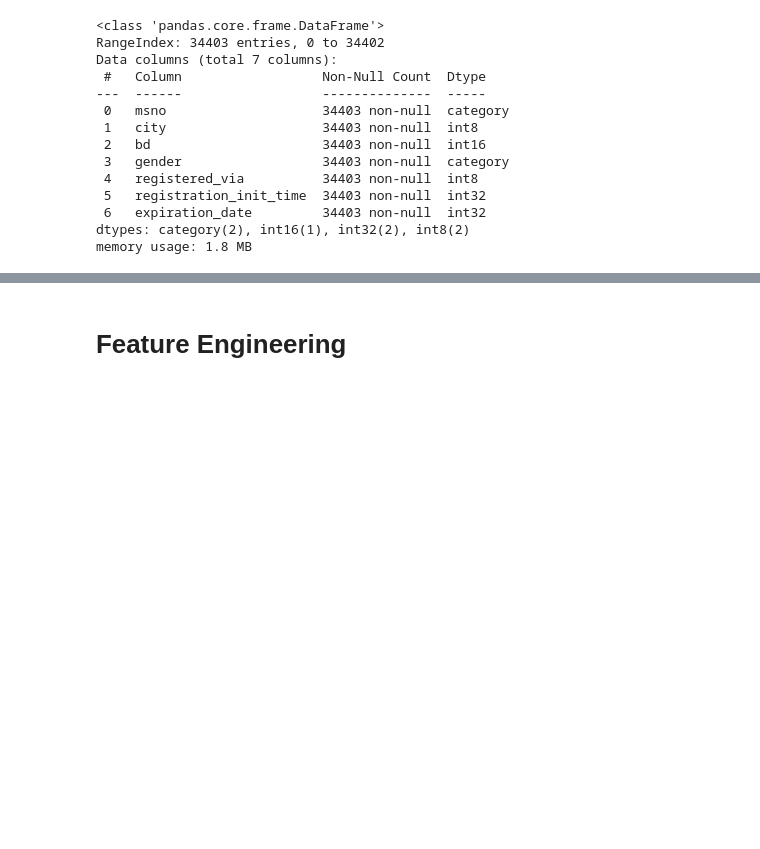
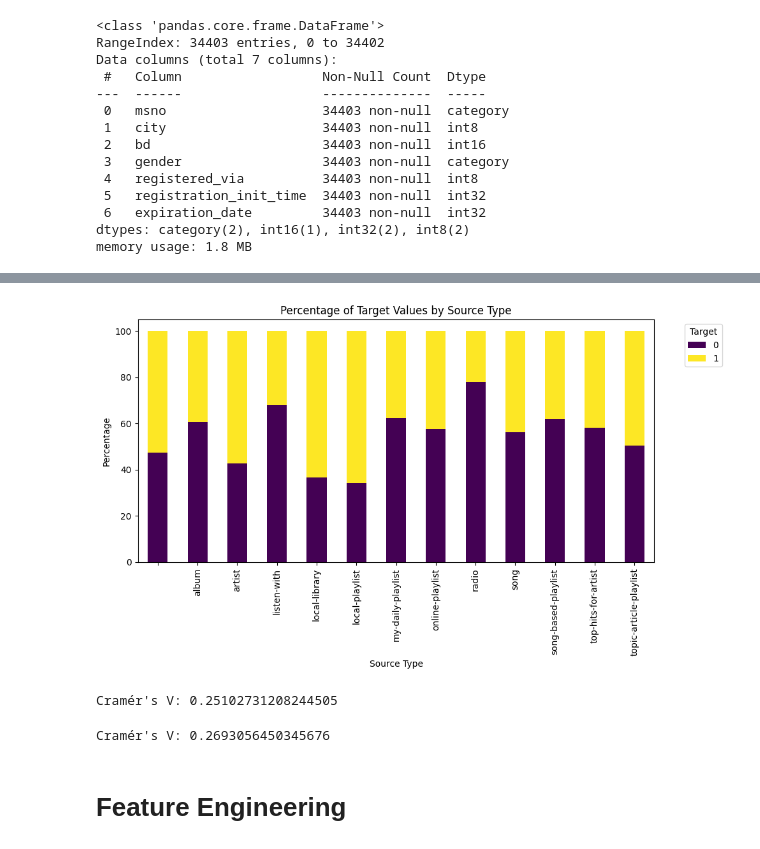
Before and after one commit to MilesQLi/Miles_Data_Science_Collection, a Jupyter notebook: Music/KKBoxs Music Recommendation Challenge/full_process.ipynb, the cells around one changed output, grey strips where cells are left out. Saved outputs shown, nothing was run; the diff lists cells and outputs as text; code cells hidden in the pictures; blank space fills up the shorter version.

```diff
--- a/Music/KKBoxs Music Recommendation Challenge/full_process.ipynb
+++ b/Music/KKBoxs Music Recommendation Challenge/full_process.ipynb
@@ -289,0 +168,10 @@ combined_train_df.head()
+# %%
+recur_source_type_percentage = recur_source_type.div(recur_source_type.sum(axis=1), axis=0) * 100
+recur_source_type_percentage.plot(kind='bar', stacked=True, figsize=(10, 6), colormap='viridis')
+plt.title('Percentage of Target Values by Source Type')
+plt.xlabel('Source Type')
+plt.ylabel('Percentage')
+plt.legend(title='Target', bbox_to_anchor=(1.05, 1), loc='upper left')
+plt.tight_layout()
+# %% [output]
+[figure, added]
@@ -290,2 +196,16 @@ combined_train_df.head()
+# %%
+categorical_feature = train_df['source_system_tab']
+target = train_df['target']
+correlation = cramers_v(categorical_feature, target)
+print(f"Cramér's V: {correlation}")
+# %% [output]
+Cramér's V: 0.25102731208244505
+# %%
+categorical_feature = train_df['source_type']
+target = train_df['target']
+correlation = cramers_v(categorical_feature, target)
+print(f"Cramér's V: {correlation}")
+# %% [output]
+Cramér's V: 0.2693056450345676
 # %% [markdown]
 # Feature Engineering
```
Also changed, not shown: parts of 62 cells of this notebook, 2 other files.
